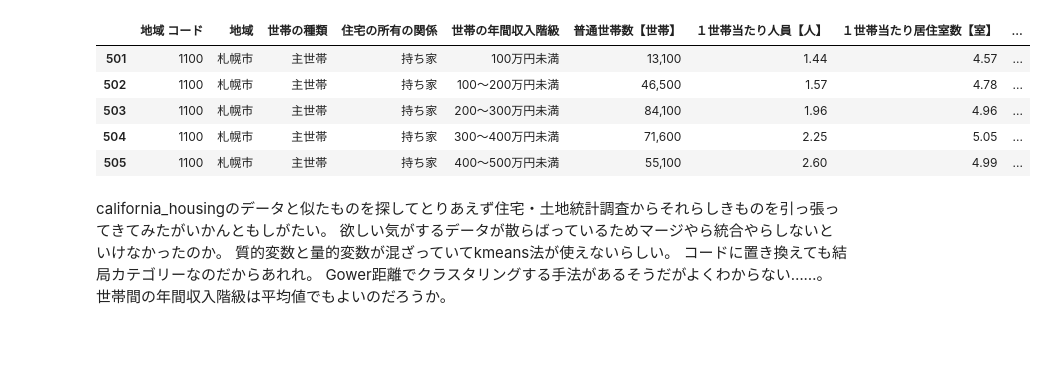
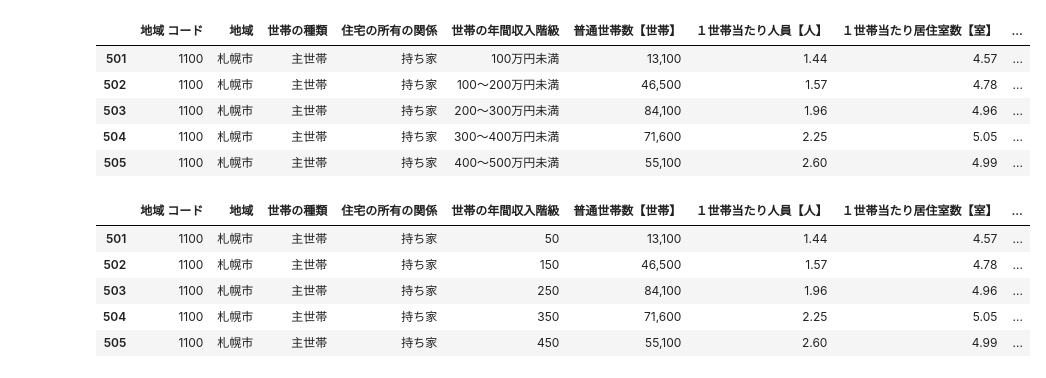
Before and after one commit to Inami-K/datescience_learning, a Jupyter notebook: クラスタリング/clus_practice.ipynb, the cells around one changed output. Cells and saved outputs as stored; diff of their text form; code cells hidden in the pictures; blank space fills up the shorter version.

```diff
--- a/クラスタリング/clus_practice.ipynb
+++ b/クラスタリング/clus_practice.ipynb
@@ -116,10 +117,22 @@ japan_housing.head()
 | 503 | 1100 | 札幌市 | 主世帯 | 持ち家 | 200～300万円未満 | 84,100 | 1.96 | 4.96 | ... |
 | 504 | 1100 | 札幌市 | 主世帯 | 持ち家 | 300～400万円未満 | 71,600 | 2.25 | 5.05 | ... |
 | 505 | 1100 | 札幌市 | 主世帯 | 持ち家 | 400～500万円未満 | 55,100 | 2.60 | 4.99 | ... |
-# %% [markdown]
-california_housingのデータと似たものを探してとりあえず住宅・土地統計調査からそれらしきものを引っ張ってきてみたがいかんともしがたい。
-欲しい気がするデータが散らばっているためマージやら統合やらしないといけなかったのか。
-質的変数と量的変数が混ざっていてkmeans法が使えないらしい。
-コードに置き換えても結局カテゴリーなのだからあれれ。
-Gower距離でクラスタリングする手法があるそうだがよくわからない……。
-世帯間の年間収入階級は平均値でもよいのだろうか。
+# %%
+#世帯の年間収入階級の階級値を中央値に変換
+japan_housing = japan_housing.replace('100万円未満', '50')
+japan_housing = japan_housing.replace('100～200万円未満', '150')
+japan_housing = japan_housing.replace('200～300万円未満', '250')
+japan_housing = japan_housing.replace('300～400万円未満', '350')
+japan_housing = japan_housing.replace('400～500万円未満', '450')
+japan_housing = japan_housing.replace('500～700万円未満', '600')
+japan_housing = japan_housing.replace('700～1000万円未満', '850')
+japan_housing = japan_housing.replace('1000～1500万円未満', '1250')
+japan_housing = japan_housing.replace('1500万円以上', '1500')
+japan_housing.head()
+# %% [output]
+|  | 地域 コード | 地域 | 世帯の種類 | 住宅の所有の関係 | 世帯の年間収入階級 | 普通世帯数【世帯】 | １世帯当たり人員【人】 | １世帯当たり居住室数【室】 | ... |
+| 501 | 1100 | 札幌市 | 主世帯 | 持ち家 | 50 | 13,100 | 1.44 | 4.57 | ... |
+| 502 | 1100 | 札幌市 | 主世帯 | 持ち家 | 150 | 46,500 | 1.57 | 4.78 | ... |
+| 503 | 1100 | 札幌市 | 主世帯 | 持ち家 | 250 | 84,100 | 1.96 | 4.96 | ... |
+| 504 | 1100 | 札幌市 | 主世帯 | 持ち家 | 350 | 71,600 | 2.25 | 5.05 | ... |
+| 505 | 1100 | 札幌市 | 主世帯 | 持ち家 | 450 | 55,100 | 2.60 | 4.99 | ... |
```
Also changed, not shown: parts of 7 cells of this notebook.
